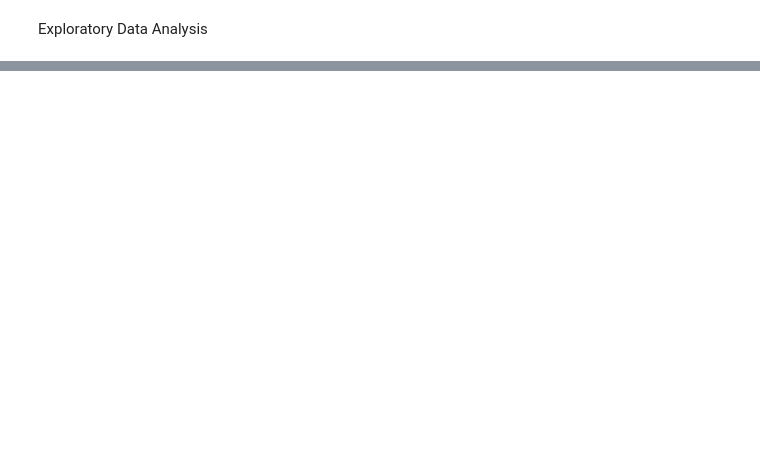
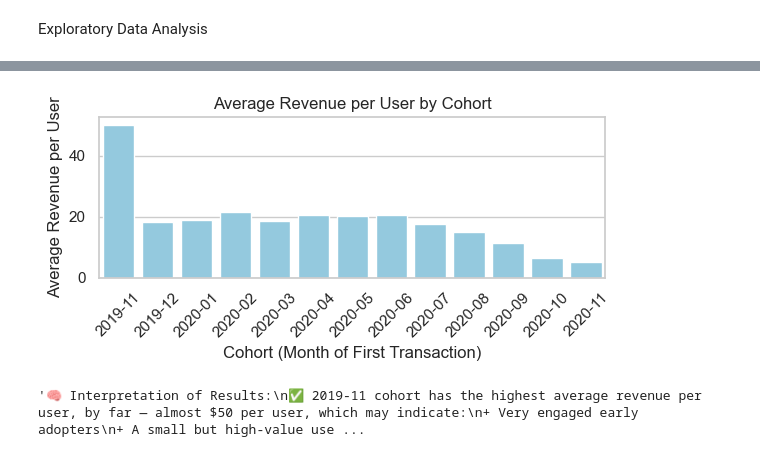
Before and after one commit to jorgeberrizbeitia/project-ironhack-payments-en, a Jupyter notebook: 6.metric-4-user-lifetime-value.ipynb, the cells around one changed output, grey strips where cells are left out. Drawn from its saved outputs; the diff is of its cells as text; code cells hidden in the pictures; blank space fills up the shorter version.

```diff
--- a/6.metric-4-user-lifetime-value.ipynb
+++ b/6.metric-4-user-lifetime-value.ipynb
@@ -226,0 +29,4 @@ Explore why users aren’t reaching month 6 — and design long-term incentives
+# %%
+# Q1: Sumar ingresos per user / cohort
+user_total_per_cohort = fees_and_cohorts_df.groupby(["cohort", "user_id"])["total_amount"].sum().reset_index()
+user_total_per_cohort.head()
@@ -226,0 +40,5 @@ Explore why users aren’t reaching month 6 — and design long-term incentives
+# %%
+# Q2: Revenue promedio per user / cohort
+avg_revenue_per_user_by_cohort = user_total_per_cohort.groupby("cohort")["total_amount"].mean().reset_index()
+avg_revenue_per_user_by_cohort.columns = ["cohort", "avg_revenue_per_user"]
+avg_revenue_per_user_by_cohort.head()
@@ -226,0 +52,36 @@ Explore why users aren’t reaching month 6 — and design long-term incentives
+# %%
+# Q2 Plotting
+plt.figure(figsize=(6, 3))
+sns.barplot(
+    data=avg_revenue_per_user_by_cohort,
+    x="cohort",
+    y="avg_revenue_per_user",
+    color="skyblue"
+)
+
+# Titles and labels
+plt.title("Average Revenue per User by Cohort")
+plt.xlabel("Cohort (Month of First Transaction)")
+plt.ylabel("Average Revenue per User")
+plt.xticks(rotation=45)
+plt.tight_layout()
+plt.show()
+
+"""🧠 Interpretation of Results:
+✅ 2019-11 cohort has the highest average revenue per user, by far — almost $50 per user, which may indicate:
++ Very engaged early adopters
++ A small but high-value user base
++ Or longer time to accumulate revenue
+
+📉 From 2019-12 to mid-2020, average revenue per user remains fairly stable (~$18–$21) — these cohorts might have more consistent behavior.
+
+⬇️ Starting around 2020-08, there’s a clear downward trend:
+Cohorts like 2020-09, 2020-10, and 2020-11 show much lower user value, around $5–$10 per user, this could indicate:
++ Decreased user engagement
++ Shorter lifetime (users haven't been active long enough)
++ Lower conversion or retention quality
++ Or you’re acquiring lower-value users as you scale"
+"""
+# %% [output]
+[figure, added]
+'🧠 Interpretation of Results:\n✅ 2019-11 cohort has the highest average revenue per user, by far — almost $50 per user, which may indicate:\n+ Very engaged early adopters\n+ A small but high-value use ...
```
Also changed, not shown: parts of 22 cells of this notebook, 1 other file.
